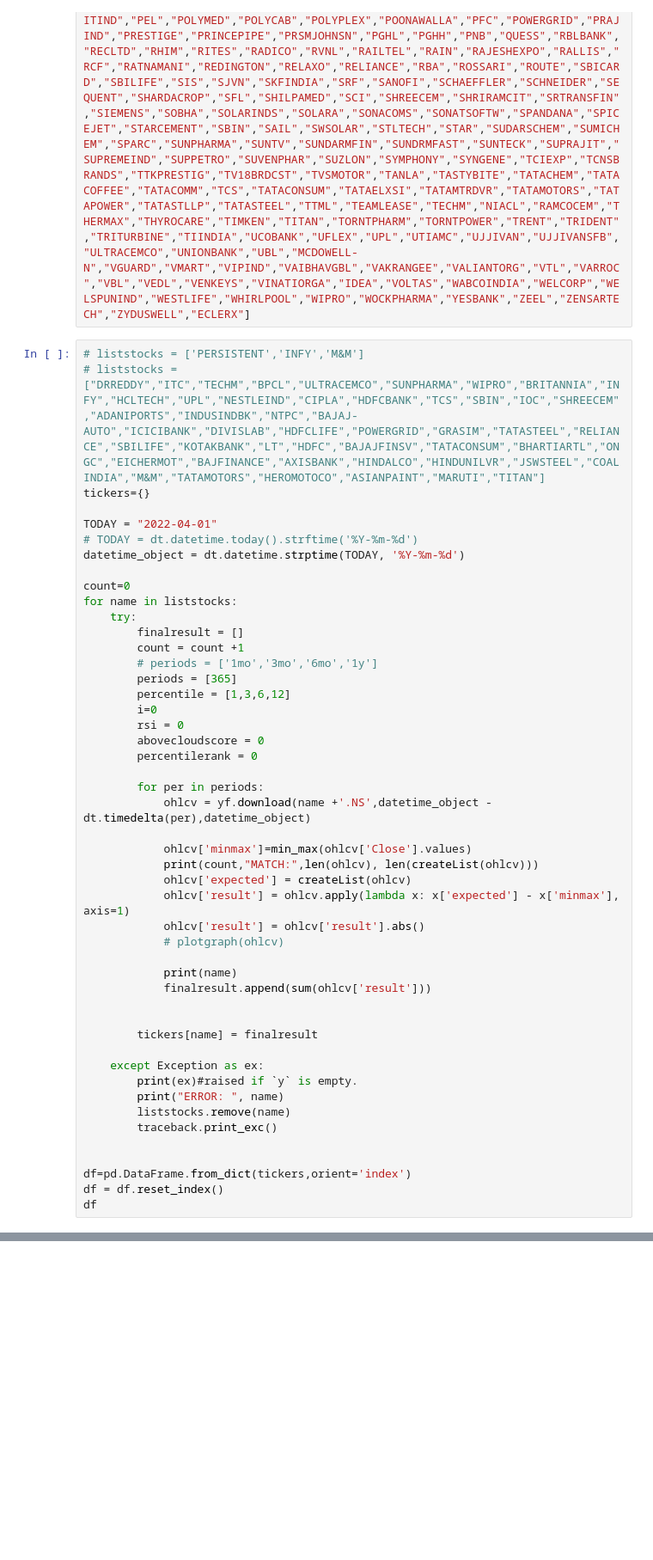
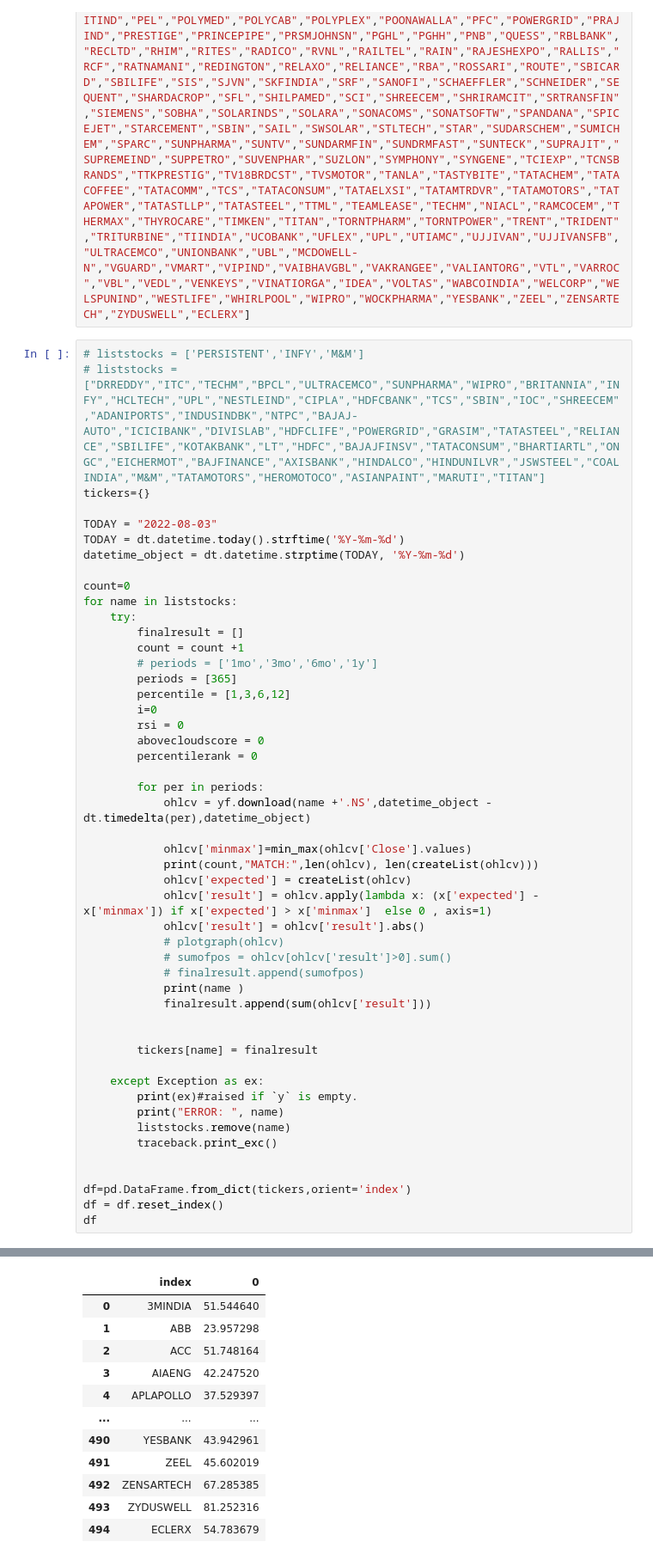
Before and after one commit to bommojuvishu/stocksgraphcomp, a Jupyter notebook: stock_graph_comp.ipynb, the cells around one changed output, grey strips where cells are left out. Shown at 86% size. Cells and saved outputs as stored; diff of their text form; blank space fills up the shorter version.

```diff
--- a/stock_graph_comp.ipynb
+++ b/stock_graph_comp.ipynb
@@ -73,8 +75,8 @@ liststocks = ["3MINDIA","ABB","ACC","AIAENG","APLAPOLLO","AUBANK","AARTIDRUGS","
 # liststocks = ["DRREDDY","ITC","TECHM","BPCL","ULTRACEMCO","SUNPHARMA","WIPRO","BRITANNIA","INFY","HCLTECH","UPL","NESTLEIND","CIPLA","HDFCBANK","TCS","SBIN","IOC","SHREECEM","ADANIPORTS","INDUSINDBK","NTPC","BAJAJ-AUTO","ICICIBANK","DIVISLAB","HDFCLIFE","POWERGRID","GRASIM","TATASTEEL","RELIANCE","SBILIFE","KOTAKBANK","LT","HDFC","BAJAJFINSV","TATACONSUM","BHARTIARTL","ONGC","EICHERMOT","BAJFINANCE","AXISBANK","HINDALCO","HINDUNILVR","JSWSTEEL","COALINDIA","M&M","TATAMOTORS","HEROMOTOCO","ASIANPAINT","MARUTI","TITAN"]
 tickers={}
 
-TODAY = "2022-04-01"
-# TODAY = dt.datetime.today().strftime('%Y-%m-%d')
+TODAY = "2022-08-03"
+TODAY = dt.datetime.today().strftime('%Y-%m-%d')
 datetime_object = dt.datetime.strptime(TODAY, '%Y-%m-%d')
 
 count=0
@@ -96,11 +98,12 @@ for name in liststocks:
             ohlcv['minmax']=min_max(ohlcv['Close'].values)
             print(count,"MATCH:",len(ohlcv), len(createList(ohlcv)))
             ohlcv['expected'] = createList(ohlcv)
-            ohlcv['result'] = ohlcv.apply(lambda x: x['expected'] - x['minmax'], axis=1)
+            ohlcv['result'] = ohlcv.apply(lambda x: (x['expected'] - x['minmax']) if x['expected'] > x['minmax']  else 0 , axis=1)
             ohlcv['result'] = ohlcv['result'].abs()
             # plotgraph(ohlcv)
-
-            print(name)
+            # sumofpos = ohlcv[ohlcv['result']>0].sum()
+            # finalresult.append(sumofpos)
+            print(name )
             finalresult.append(sum(ohlcv['result']))
 
 
@@ -136,0 +209,12 @@ BANDHANBNK
+|  | index | 0 |
+| 0 | 3MINDIA | 51.544640 |
+| 1 | ABB | 23.957298 |
+| 2 | ACC | 51.748164 |
+| 3 | AIAENG | 42.247520 |
+| 4 | APLAPOLLO | 37.529397 |
+| ... | ... | ... |
+| 490 | YESBANK | 43.942961 |
+| 491 | ZEEL | 45.602019 |
+| 492 | ZENSARTECH | 67.285385 |
+| 493 | ZYDUSWELL | 81.252316 |
+| 494 | ECLERX | 54.783679 |
```
Also changed, not shown: parts of 4 cells of this notebook.
